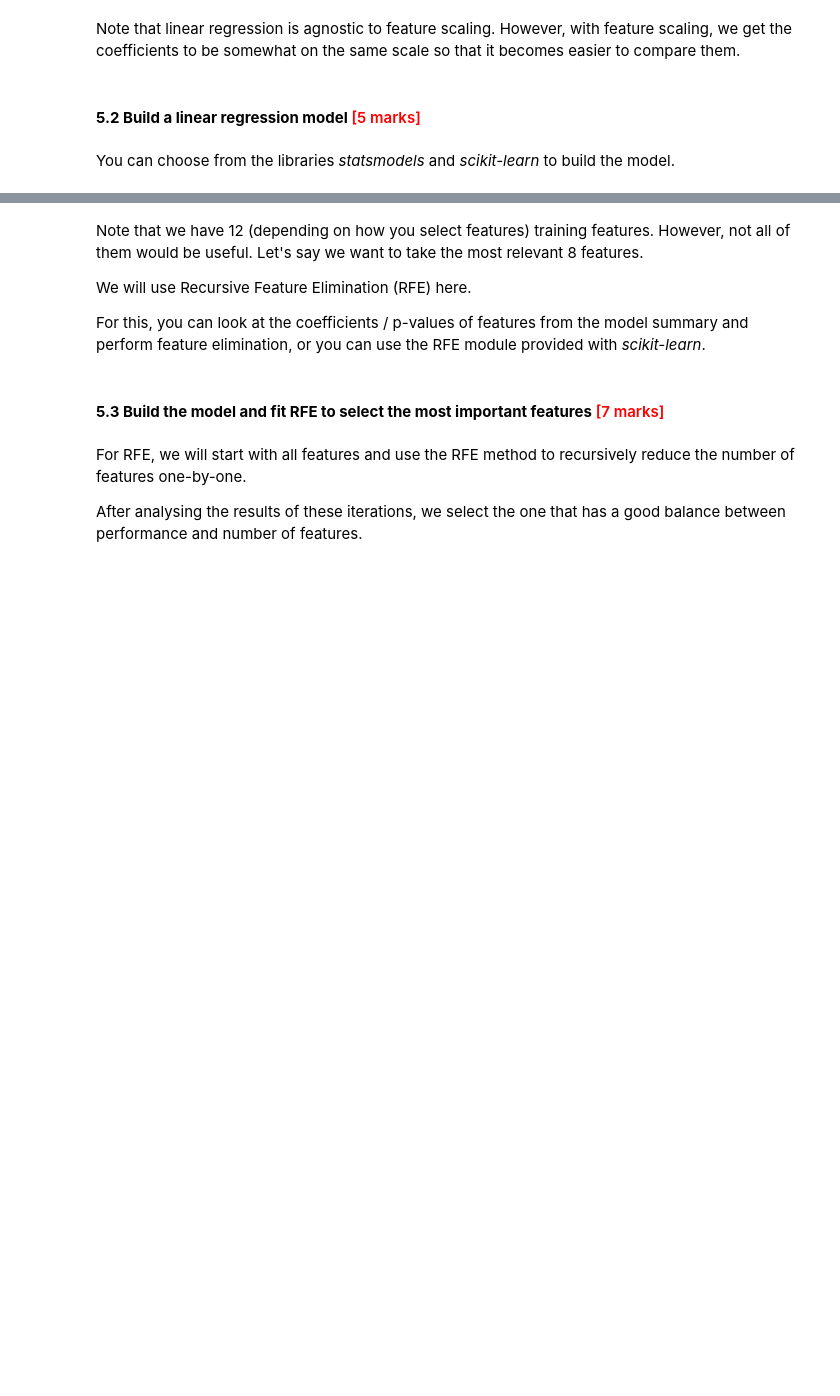
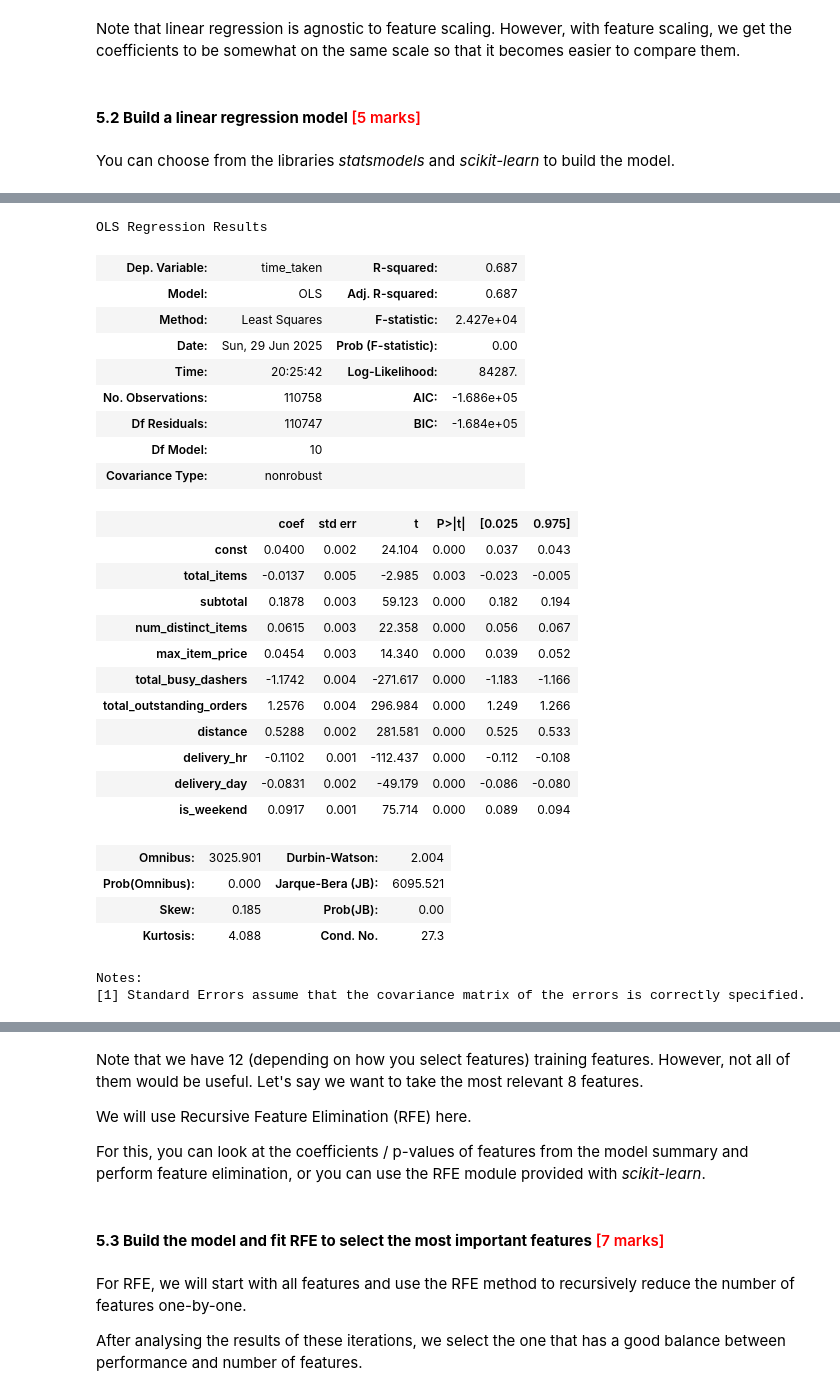
Before and after one commit to avanindra3/LR_Delivery_Time_Prediction, a Jupyter notebook: LR_Delivery_Time_Estimation_Starter_1.ipynb, the cells around one changed output, grey strips where cells are left out. Drawn from its saved outputs; the diff is of its cells as text; code cells hidden in the pictures; blank space fills up the shorter version.

Commit message:
Model building.

```diff
--- a/LR_Delivery_Time_Estimation_Starter_1.ipynb
+++ b/LR_Delivery_Time_Estimation_Starter_1.ipynb
@@ -595,5 +600,5 @@ train_data_1[train_data_feats].head()
 # %%
 scaler = MinMaxScaler()
 # %%
-train_data_1[train_data_feats] = scaler.fit_transform(train_data_1[train_data_feats])
+train_data_2[train_data_feats] = scaler.fit_transform(train_data_1[train_data_feats])
 # %%
@@ -613,3 +630,8 @@ Note that linear regression is agnostic to feature scaling. However, with featur
 You can choose from the libraries *statsmodels* and *scikit-learn* to build the model.
 # %%
 # Create/Initialise the model
+# %%
+X_train = train_data_2.drop('time_taken', axis=1)
+y_train = train_data_2[['time_taken']]
+print(X_train.shape)
+print(y_train.shape)
@@ -615,0 +641,2 @@ You can choose from the libraries *statsmodels* and *scikit-learn* to build the
+# %%
+X_train_sm = sm.add_constant(X_train)
@@ -616,4 +673,37 @@ You can choose from the libraries *statsmodels* and *scikit-learn* to build the
 # %%
 # Train the model using the training data
+# %%
+lr_model1 = sm.OLS(y_train, X_train_sm).fit()
+# %%
+lr_model1.summary()
+# %% [output]
+OLS Regression Results
+| Dep. Variable: | time_taken | R-squared: | 0.687 |
+| Model: | OLS | Adj. R-squared: | 0.687 |
+| Method: | Least Squares | F-statistic: | 2.427e+04 |
+| Date: | Sun, 29 Jun 2025 | Prob (F-statistic): | 0.00 |
+| Time: | 20:25:42 | Log-Likelihood: | 84287. |
+| No. Observations: | 110758 | AIC: | -1.686e+05 |
+| Df Residuals: | 110747 | BIC: | -1.684e+05 |
+| Df Model: | 10 |  |  |
+| Covariance Type: | nonrobust |  |  |
+|  | coef | std err | t | P>|t| | [0.025 | 0.975] |
+| const | 0.0400 | 0.002 | 24.104 | 0.000 | 0.037 | 0.043 |
+| total_items | -0.0137 | 0.005 | -2.985 | 0.003 | -0.023 | -0.005 |
+| subtotal | 0.1878 | 0.003 | 59.123 | 0.000 | 0.182 | 0.194 |
+| num_distinct_items | 0.0615 | 0.003 | 22.358 | 0.000 | 0.056 | 0.067 |
+| max_item_price | 0.0454 | 0.003 | 14.340 | 0.000 | 0.039 | 0.052 |
+| total_busy_dashers | -1.1742 | 0.004 | -271.617 | 0.000 | -1.183 | -1.166 |
+| total_outstanding_orders | 1.2576 | 0.004 | 296.984 | 0.000 | 1.249 | 1.266 |
+| distance | 0.5288 | 0.002 | 281.581 | 0.000 | 0.525 | 0.533 |
+| delivery_hr | -0.1102 | 0.001 | -112.437 | 0.000 | -0.112 | -0.108 |
+| delivery_day | -0.0831 | 0.002 | -49.179 | 0.000 | -0.086 | -0.080 |
+| is_weekend | 0.0917 | 0.001 | 75.714 | 0.000 | 0.089 | 0.094 |
+| Omnibus: | 3025.901 | Durbin-Watson: | 2.004 |
+| Prob(Omnibus): | 0.000 | Jarque-Bera (JB): | 6095.521 |
+| Skew: | 0.185 | Prob(JB): | 0.00 |
+| Kurtosis: | 4.088 | Cond. No. | 27.3 |
+Notes:
+[1] Standard Errors assume that the covariance matrix of the errors is correctly specified.
 # %%
 # Make predictions
```
Also changed, not shown: parts of 19 cells of this notebook.
